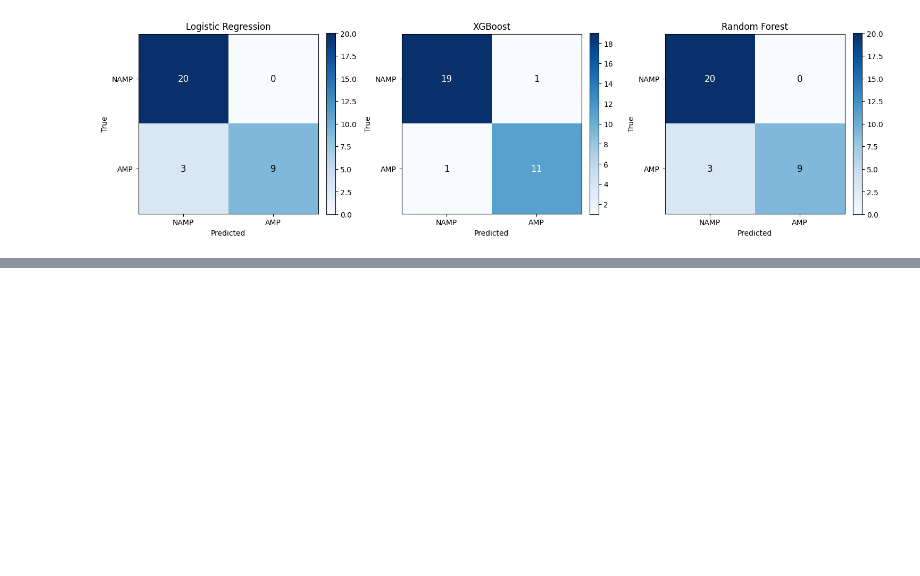
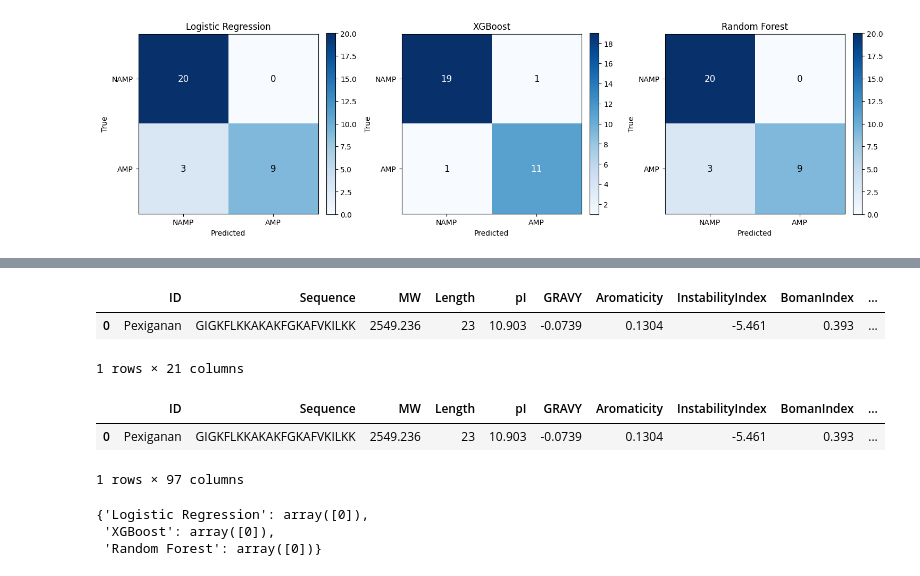
Before and after one commit to rikmicrobio/IIMT-WORKSHOP-, a Jupyter notebook: Day-3/Day-3.ipynb, the cells around one changed output, grey strips where cells are left out. Cells and saved outputs as stored; diff of their text form; code cells hidden in the pictures; blank space fills up the shorter version.

```diff
--- a/Day-3/Day-3.ipynb
+++ b/Day-3/Day-3.ipynb
@@ -938,0 +1128,15 @@ fig = plot_confusion_matrices(y_test, y_pred_dict, save_path=folder_dir+"noteboo
+# %%
+features_to_drop = ['NonpolarResidues_pct', 'HydrophobicRatio', 'AliphaticIndex', 'HydrophobicMoment', 'Charge_pH7', 'TinyResidues_pct']
+pexignan_biophysical_df = pexignan_df.drop(columns=features_to_drop)
+pexignan_biophysical_df
+# %% [output]
+|  | ID | Sequence | MW | Length | pI | GRAVY | Aromaticity | InstabilityIndex | BomanIndex | ... |
+| 0 | Pexiganan | GIGKFLKKAKAKFGKAFVKILKK | 2549.236 | 23 | 10.903 | -0.0739 | 0.1304 | -5.461 | 0.393 | ... |
+1 rows × 21 columns
+# %%
+pexignan_final_df = pd.concat([pexignan_biophysical_df, reduced_embedding_df], axis=1)
+pexignan_final_df
+# %% [output]
+|  | ID | Sequence | MW | Length | pI | GRAVY | Aromaticity | InstabilityIndex | BomanIndex | ... |
+| 0 | Pexiganan | GIGKFLKKAKAKFGKAFVKILKK | 2549.236 | 23 | 10.903 | -0.0739 | 0.1304 | -5.461 | 0.393 | ... |
+1 rows × 97 columns
@@ -938,0 +1151,6 @@ fig = plot_confusion_matrices(y_test, y_pred_dict, save_path=folder_dir+"noteboo
+# %%
+y_pred_dict
+# %% [output]
+{'Logistic Regression': array([0]),
+ 'XGBoost': array([0]),
+ 'Random Forest': array([0])}
```
Also changed, not shown: parts of 20 cells of this notebook.
